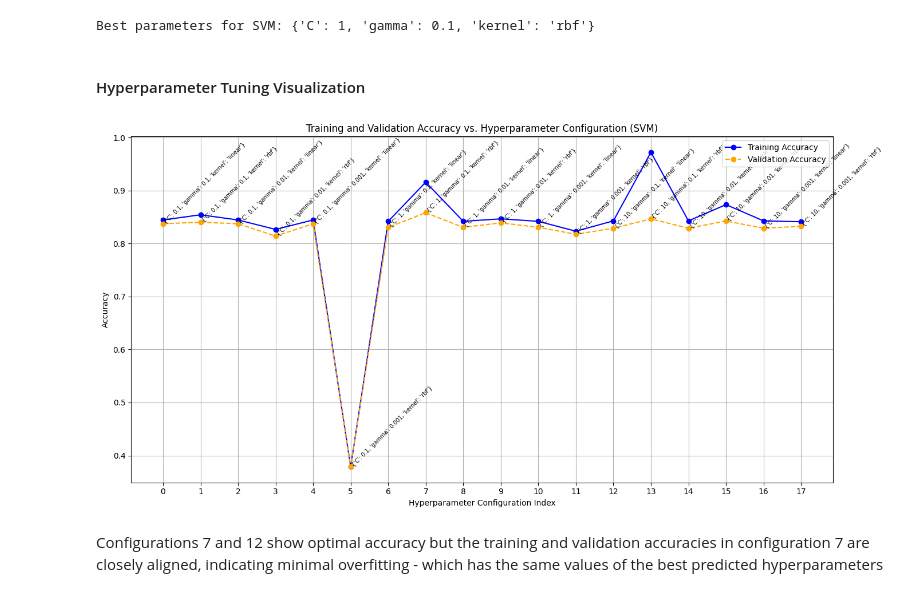
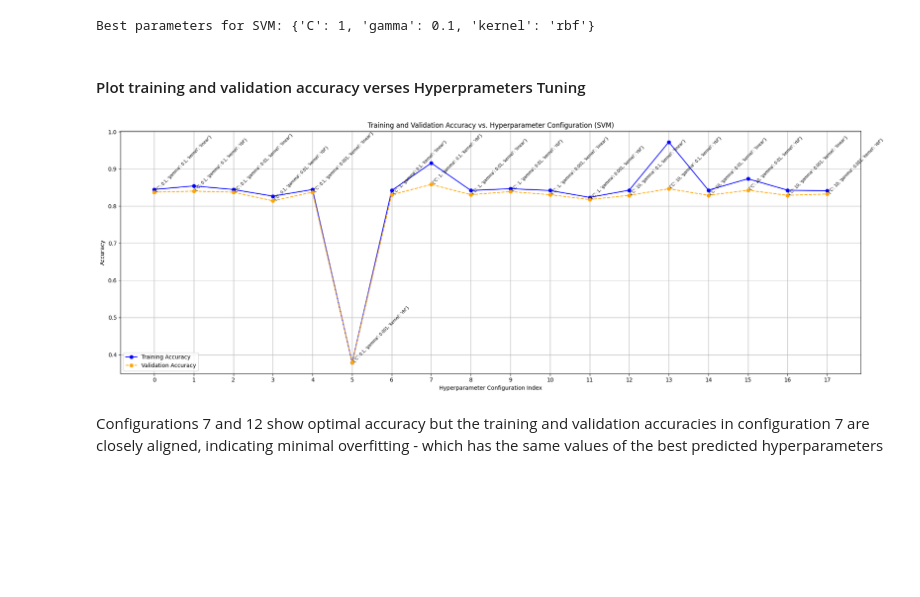
Before and after one commit to Siveen3/Heart-Disease-Predection, a Jupyter notebook: Heart_Disease_Prediction.ipynb, the cells around one changed output. Cells and saved outputs as stored; diff of their text form; code cells hidden in the pictures; blank space fills up the shorter version.

```diff
--- a/Heart_Disease_Prediction.ipynb
+++ b/Heart_Disease_Prediction.ipynb
@@ -21,5 +23,5 @@ from sklearn.tree import DecisionTreeClassifier
 # %%
-df = pd.read_csv("/content/heart.csv")
+df = pd.read_csv("heart.csv")
 df
 # %% [output]
 |  | Age | Sex | ChestPainType | RestingBP | Cholesterol | FastingBS | RestingECG | MaxHR | ... |
@@ -263,4 +285,8 @@ data = df.drop('HeartDisease', axis=1)
 # %%
 categorical_features = list(data.select_dtypes(include=['object']).columns)
 numerical_features = list(data.select_dtypes(include=['number']).columns)
+# Replace 0 values with NaN in the 'Cholesterol' column
+df['Cholesterol'] = df['Cholesterol'].replace(0, np.nan)
+# Replace NaN values with the mean of the 'Cholesterol' column
+df['Cholesterol'] = df['Cholesterol'].fillna(df['Cholesterol'].mean())
 # %% [markdown]
@@ -481,41 +541,11 @@ y_val_pred_svm = best_svm_model.predict(X_val)
 # %% [output]
 Best parameters for SVM: {'C': 1, 'gamma': 0.1, 'kernel': 'rbf'}
 # %% [markdown]
-#### Hyperparameter Tuning Visualization
+#### Plot training and validation accuracy verses Hyperprameters Tuning
 # %%
-# Extract results from SVM GridSearchCV
-results = svm_grid_search.cv_results_
-
-# Get mean training and validation scores
-mean_train_scores = results['mean_train_score']  # Training accuracy
-mean_val_scores = results['mean_test_score']    # Validation accuracy
-param_combinations = results['params']          # Hyperparameter combinations
-
-# Create indices for each configuration
-indices = np.arange(len(param_combinations))
-
-# Plot training and validation accuracy
-plt.figure(figsize=(14, 7))
-plt.plot(indices, mean_train_scores, marker='o', linestyle='-', color='blue', label='Training Accuracy')
-plt.plot(indices, mean_val_scores, marker='o', linestyle='--', color='orange', label='Validation Accuracy')
-
-
-# Annotate configurations on the plot
-for i, params in enumerate(param_combinations):
-    plt.text(indices[i], mean_val_scores[i], str(params), fontsize=7, rotation=45, ha='left', color='black')
-    #plt.text(indices[i], mean_train_scores[i], str(params), fontsize=7, rotation=45, ha='left', color='blue')
-
-# Add labels, legend, and grid
-plt.xlabel('Hyperparameter Configuration Index')
-plt.ylabel('Accuracy')
-plt.title('Training and Validation Accuracy vs. Hyperparameter Configuration (SVM)')
-plt.xticks(indices, labels=indices)
-plt.legend()
-plt.grid(True)
-plt.tight_layout()
-plt.show()
+plot_hyperparameter_results(svm_grid_search, "SVM")
 # %% [output]
-[figure, old version]
+[figure, new version]
 # %% [markdown]
 Configurations 7 and 12 show optimal accuracy but the training and validation accuracies in configuration 7 are closely aligned, indicating minimal overfitting - which has the same values of the best predicted hyperparameters
 # %% [markdown]
```
Also changed, not shown: parts of 137 cells of this notebook.
